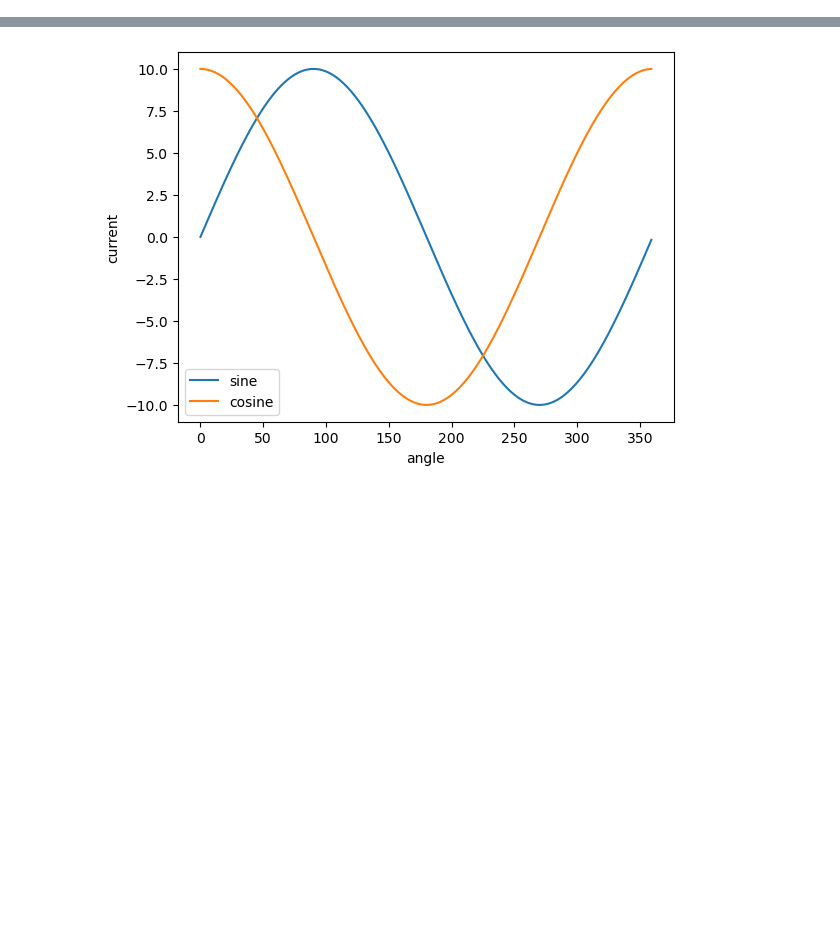
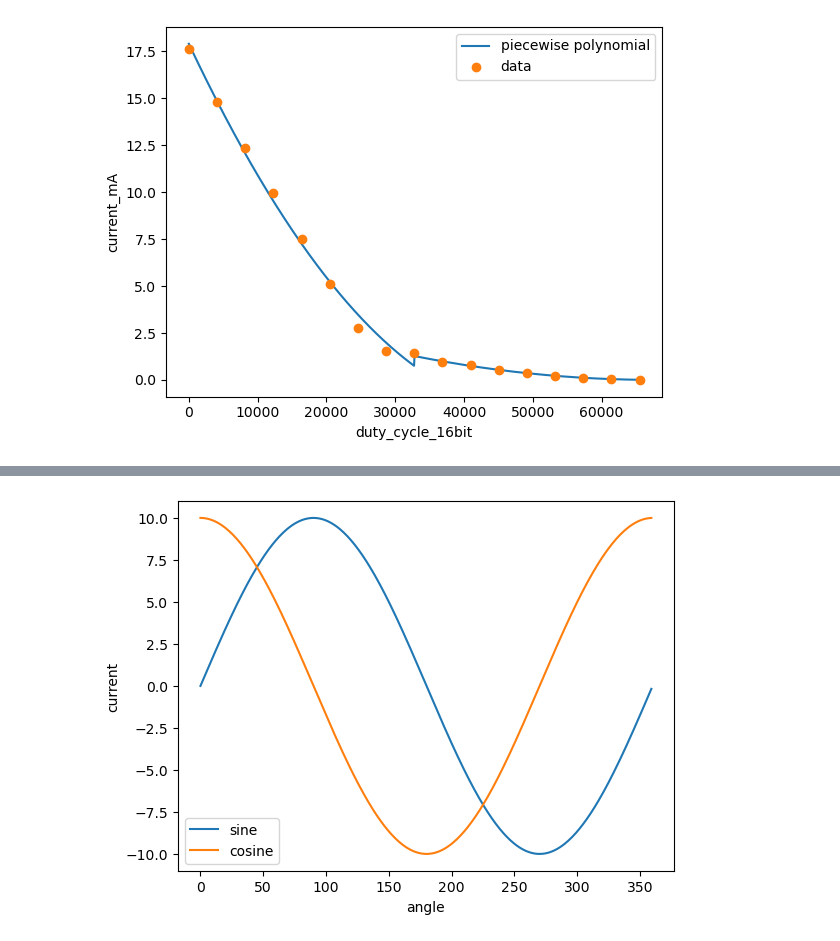
Before and after one commit to lucanatorvs/eZ-Green, a Jupyter notebook: Air-core_stepper_motor_LUT_generator.ipynb, the cells around one changed output, grey strips where cells are left out. Saved outputs shown, nothing was run; the diff lists cells and outputs as text; code cells hidden in the pictures; blank space fills up the shorter version.

```diff
--- a/Air-core_stepper_motor_LUT_generator.ipynb
+++ b/Air-core_stepper_motor_LUT_generator.ipynb
@@ -1,3 +1,80 @@
+# %%
+import numpy as np
+from scipy.optimize import curve_fit
+import matplotlib.pyplot as plt
+from scipy.optimize import minimize
+from scipy.optimize import root
+
+# Raw data
+org_duty_cycle_16bit = np.array([
+65520,
+61425,
+57330,
+53235,
+49140,
+45045,
+40950,
+36855,
+32760,
+28665,
+24570,
+20475,
+16380,
+12285,
+8190,
+4095,
+0
+])
+
+current_mA = np.array([
+0.019,
+0.042,
+0.110,
+0.207,
+0.371,
+0.521,
+0.804,
+0.963,
+1.413,
+1.522,
+2.764,
+5.116,
+7.517,
+9.930,
+12.355,
+14.780,
+17.608
+])
+
+# Identify breakpoint
+breakpoint = 32760
+
+# Separate the data into two parts
+mask = org_duty_cycle_16bit <= breakpoint
+x1 = org_duty_cycle_16bit[mask]
+y1 = current_mA[mask]
+x2 = org_duty_cycle_16bit[~mask]
+y2 = current_mA[~mask]
+
+# Fit a 2nd degree polynomial to each part
+p1 = np.polyfit(x1, y1, 2)
+p2 = np.polyfit(x2, y2, 2)
+
+# Create a function that uses the appropriate polynomial
+def piecewise_poly(x, p1, p2, breakpoint):
+    return np.where(x <= breakpoint, np.polyval(p1, x), np.polyval(p2, x))
+
+# Plot the piecewise polynomial function
+x = np.linspace(0, 65535, 1000)
+y = piecewise_poly(x, p1, p2, breakpoint)
+plt.plot(x, y, label='piecewise polynomial')
+plt.plot(org_duty_cycle_16bit, current_mA, 'o', label='data')
+plt.xlabel('duty_cycle_16bit')
+plt.ylabel('current_mA')
+plt.legend()
+plt.show()
+# %% [output]
+[figure, added]
 # %%
 import numpy as np
 from scipy.optimize import curve_fit
```
Also changed, not shown: parts of 5 cells of this notebook, 34 other files.
